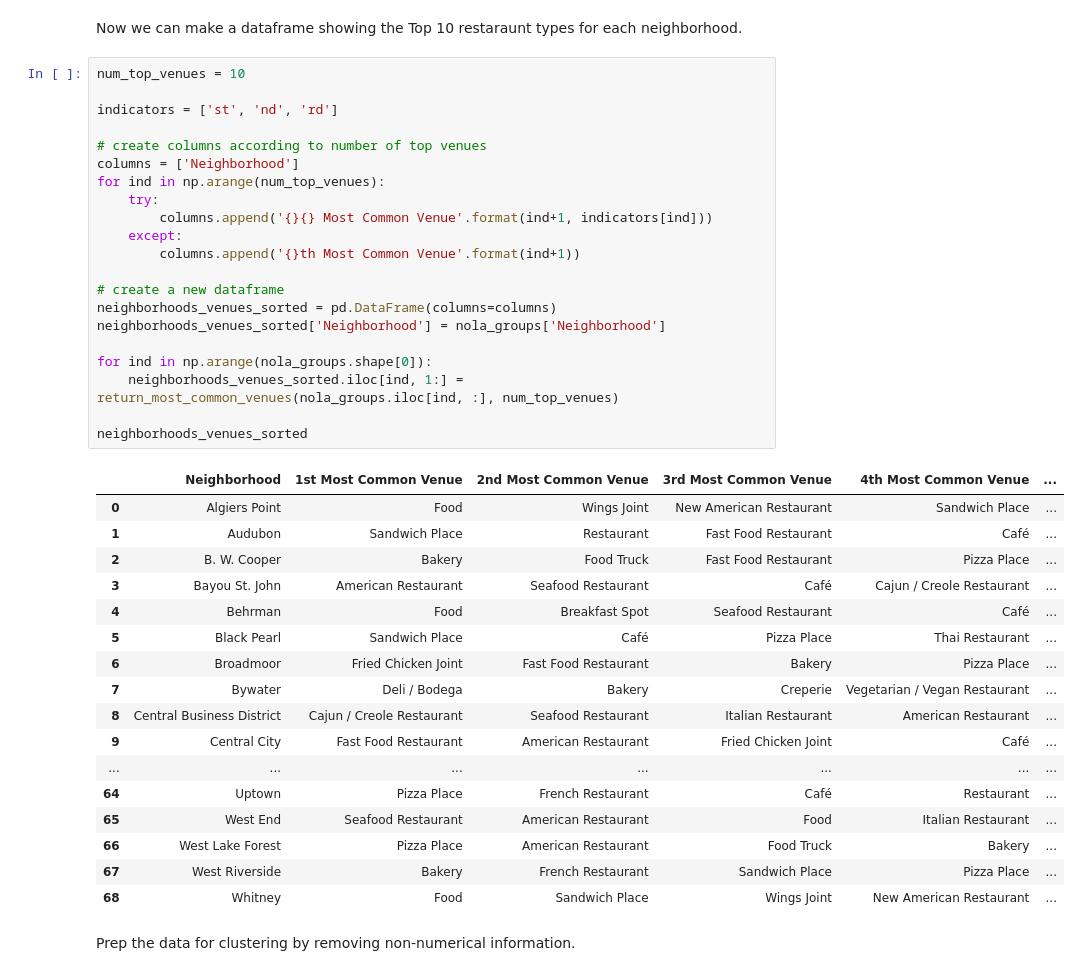
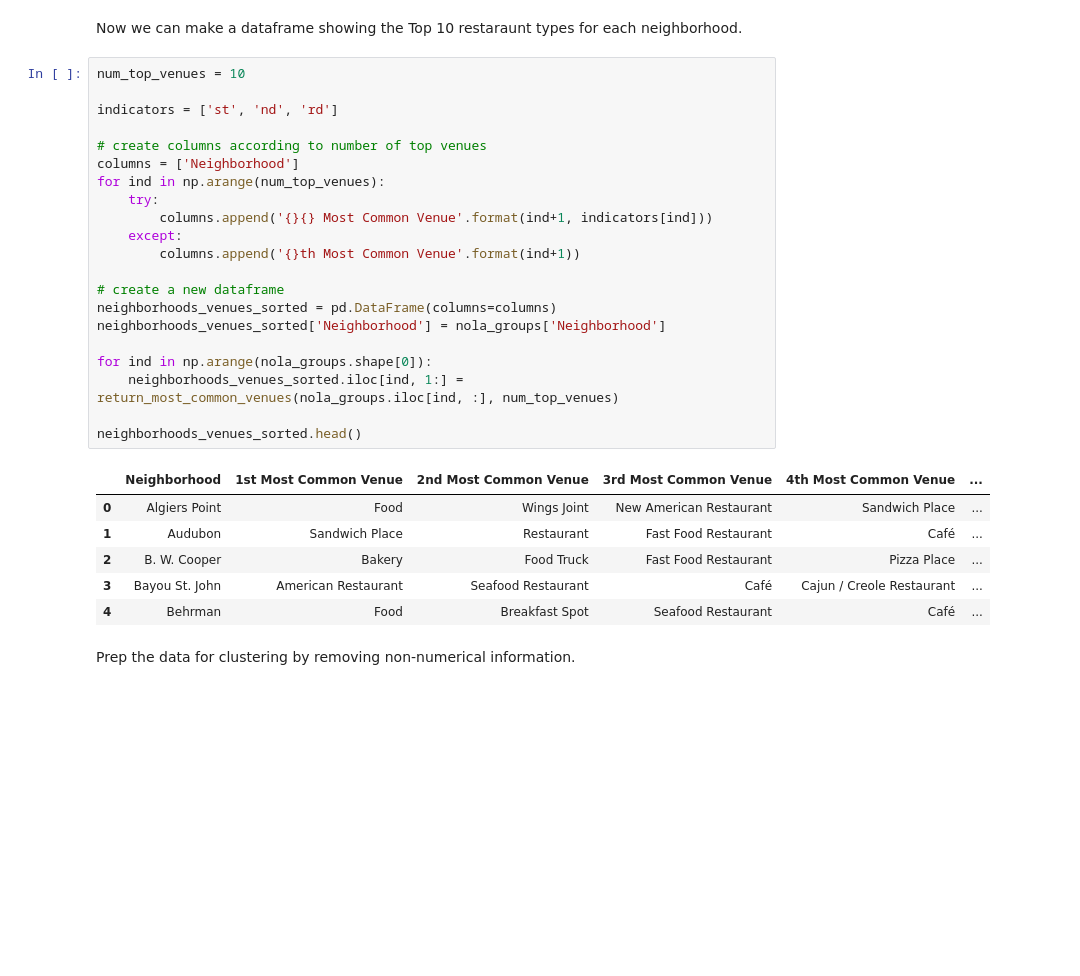
Before and after one commit to hivikash/Coursera_Capstone, a Jupyter notebook: Restaurants-in-NOLA-Neighborhoods.ipynb, the cells around one changed output. Drawn from its saved outputs; the diff is of its cells as text; blank space fills up the shorter version.

```diff
--- a/Restaurants-in-NOLA-Neighborhoods.ipynb
+++ b/Restaurants-in-NOLA-Neighborhoods.ipynb
@@ -485,42 +472,31 @@ Now we can make a dataframe showing the Top 10 restaraunt types for each neighbo
 # %%
 num_top_venues = 10
 
 indicators = ['st', 'nd', 'rd']
 
 # create columns according to number of top venues
 columns = ['Neighborhood']
 for ind in np.arange(num_top_venues):
     try:
         columns.append('{}{} Most Common Venue'.format(ind+1, indicators[ind]))
     except:
         columns.append('{}th Most Common Venue'.format(ind+1))
 
 # create a new dataframe
 neighborhoods_venues_sorted = pd.DataFrame(columns=columns)
 neighborhoods_venues_sorted['Neighborhood'] = nola_groups['Neighborhood']
 
 for ind in np.arange(nola_groups.shape[0]):
     neighborhoods_venues_sorted.iloc[ind, 1:] = return_most_common_venues(nola_groups.iloc[ind, :], num_top_venues)
 
-neighborhoods_venues_sorted
+neighborhoods_venues_sorted.head()
 # %% [output]
 |  | Neighborhood | 1st Most Common Venue | 2nd Most Common Venue | 3rd Most Common Venue | 4th Most Common Venue | ... |
 | 0 | Algiers Point | Food | Wings Joint | New American Restaurant | Sandwich Place | ... |
 | 1 | Audubon | Sandwich Place | Restaurant | Fast Food Restaurant | Café | ... |
 | 2 | B. W. Cooper | Bakery | Food Truck | Fast Food Restaurant | Pizza Place | ... |
 | 3 | Bayou St. John | American Restaurant | Seafood Restaurant | Café | Cajun / Creole Restaurant | ... |
 | 4 | Behrman | Food | Breakfast Spot | Seafood Restaurant | Café | ... |
-| 5 | Black Pearl | Sandwich Place | Café | Pizza Place | Thai Restaurant | ... |
-| 6 | Broadmoor | Fried Chicken Joint | Fast Food Restaurant | Bakery | Pizza Place | ... |
-| 7 | Bywater | Deli / Bodega | Bakery | Creperie | Vegetarian / Vegan Restaurant | ... |
-| 8 | Central Business District | Cajun / Creole Restaurant | Seafood Restaurant | Italian Restaurant | American Restaurant | ... |
-| 9 | Central City | Fast Food Restaurant | American Restaurant | Fried Chicken Joint | Café | ... |
-| ... | ... | ... | ... | ... | ... | ... |
-| 64 | Uptown | Pizza Place | French Restaurant | Café | Restaurant | ... |
-| 65 | West End | Seafood Restaurant | American Restaurant | Food | Italian Restaurant | ... |
-| 66 | West Lake Forest | Pizza Place | American Restaurant | Food Truck | Bakery | ... |
-| 67 | West Riverside | Bakery | French Restaurant | Sandwich Place | Pizza Place | ... |
-| 68 | Whitney | Food | Sandwich Place | Wings Joint | New American Restaurant | ... |
 # %% [markdown]
 Prep the data for clustering by removing non-numerical information.
 # %%
```
Also changed, not shown: parts of 3 cells of this notebook.
